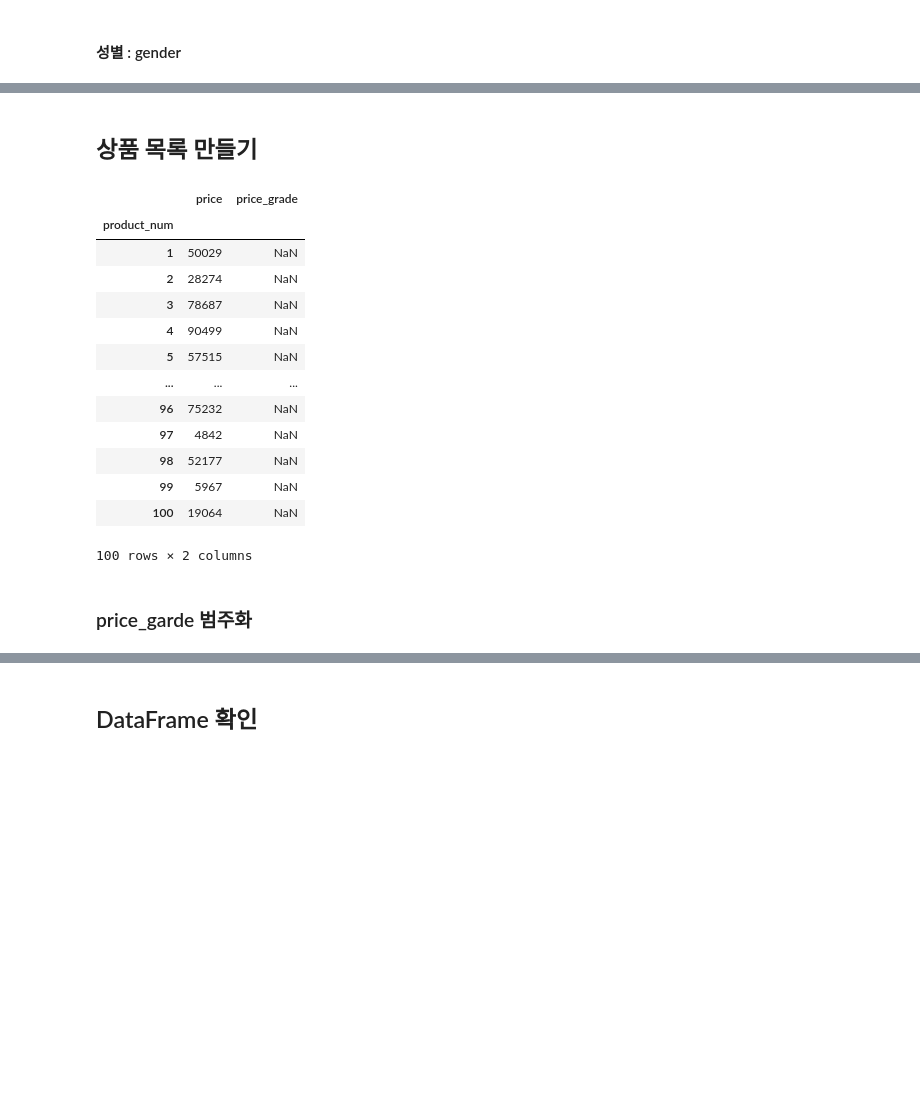
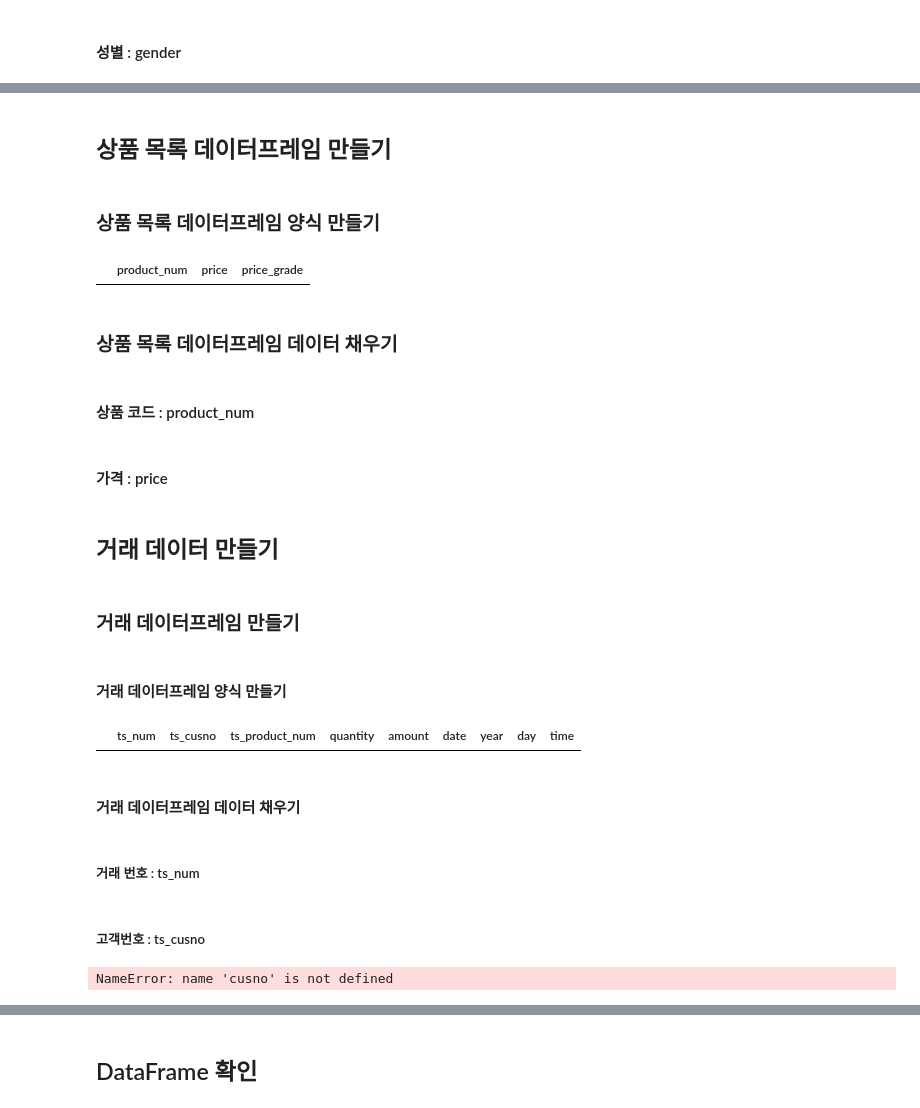
Before and after one commit to zivary/Working-with-data, a Jupyter notebook: 고객거래데이터_cakd_07_맛집트레블러.ipynb, the cells around one changed output, grey strips where cells are left out. Drawn from its saved outputs; the diff is of its cells as text; code cells hidden in the pictures; blank space fills up the shorter version.

```diff
--- a/고객거래데이터_cakd_07_맛집트레블러.ipynb
+++ b/고객거래데이터_cakd_07_맛집트레블러.ipynb
@@ -671,38 +274,13 @@ customer
 # %% [markdown]
-## 상품 목록 만들기
+## 상품 목록 데이터프레임 만들기
-# %%
-# 상품 정보
-
-# 상품 코드
-product_num = np.arange(1, 101)
-product_num = pd.Series(product_num)
-
-price = random.sample(list(range(1000, 100000)), 100)
-price = pd.Series(price)
-
-price_grade = []
-price_grade = pd.Series(price_grade)
-
-product = pd.concat([product_num, price, price_grade], axis=1)
-product.columns = ['product_num', 'price', 'price_grade']
-
-product = product.set_index('product_num')
-
-product
-# %% [output]
-|  | price | price_grade |
-| product_num |  |  |
-| 1 | 50029 | NaN |
-| 2 | 28274 | NaN |
-| 3 | 78687 | NaN |
-| 4 | 90499 | NaN |
-| 5 | 57515 | NaN |
-| ... | ... | ... |
-| 96 | 75232 | NaN |
-| 97 | 4842 | NaN |
-| 98 | 52177 | NaN |
-| 99 | 5967 | NaN |
-| 100 | 19064 | NaN |
-100 rows × 2 columns
-# %% [markdown]
-### price_garde 범주화
+# %% [markdown]
+### 상품 목록 데이터프레임 양식 만들기
+# %%
+product = pd.DataFrame(columns=['product_num', 'price', 'price_grade'])
+product
+# %% [output]
+|  | product_num | price | price_grade |
+# %% [markdown]
+### 상품 목록 데이터프레임 데이터 채우기
+# %% [markdown]
+#### 상품 코드 : product_num
@@ -708,0 +290,2 @@ product
+# %% [markdown]
+#### 가격 : price
@@ -708,0 +295,15 @@ product
+# %% [markdown]
+## 거래 데이터 만들기
+# %% [markdown]
+### 거래 데이터프레임 만들기
+# %% [markdown]
+#### 거래 데이터프레임 양식 만들기
+# %%
+purchase = pd.DataFrame(columns=['ts_num', 'ts_cusno', 'ts_product_num', 'quantity','amount', 'date', 'year', 'day', 'time'])
+purchase
+# %% [output]
+|  | ts_num | ts_cusno | ts_product_num | quantity | amount | date | year | day | time |
+# %% [markdown]
+#### 거래 데이터프레임 데이터 채우기
+# %% [markdown]
+##### 거래 번호 : ts_num
@@ -708,0 +313,8 @@ product
+# %% [markdown]
+##### 고객번호 : ts_cusno
+# %%
+# 기존 cusno가 중복될 수 있도록 만들기
+ts_cusno = np.random.choice(list(cusno), size=10000)
+purchase.ts_cusno = ts_cusno
+# %% [output]
+NameError: name 'cusno' is not defined
```
Also changed, not shown: parts of 80 cells of this notebook.
